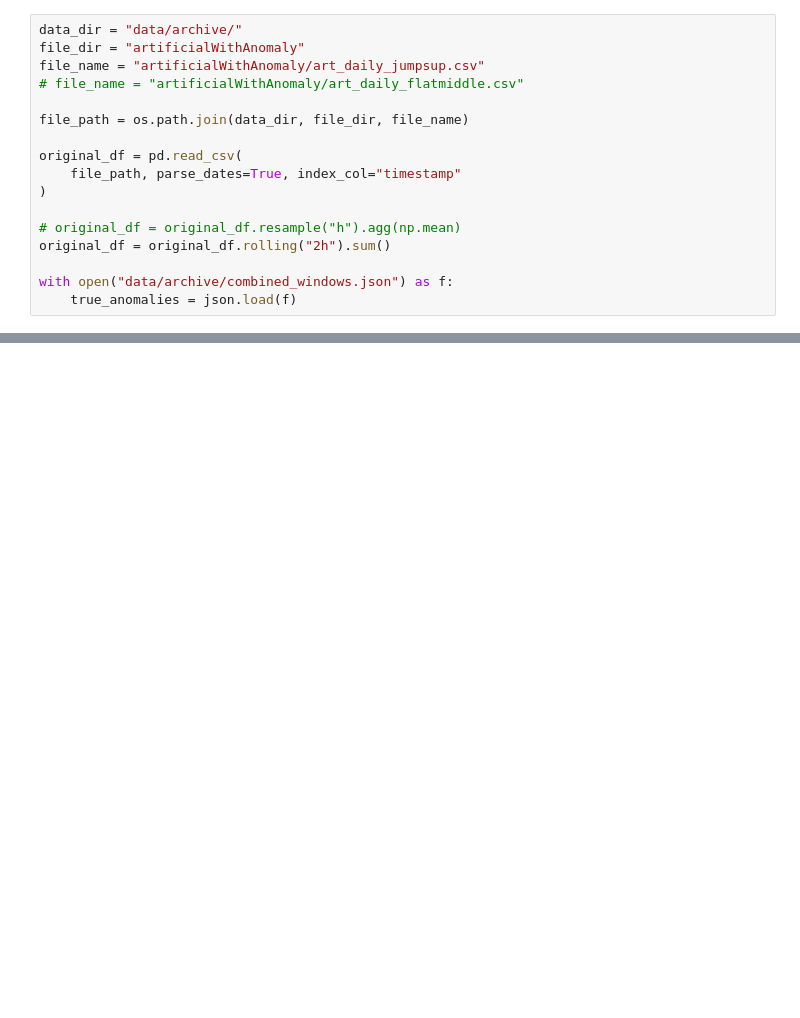
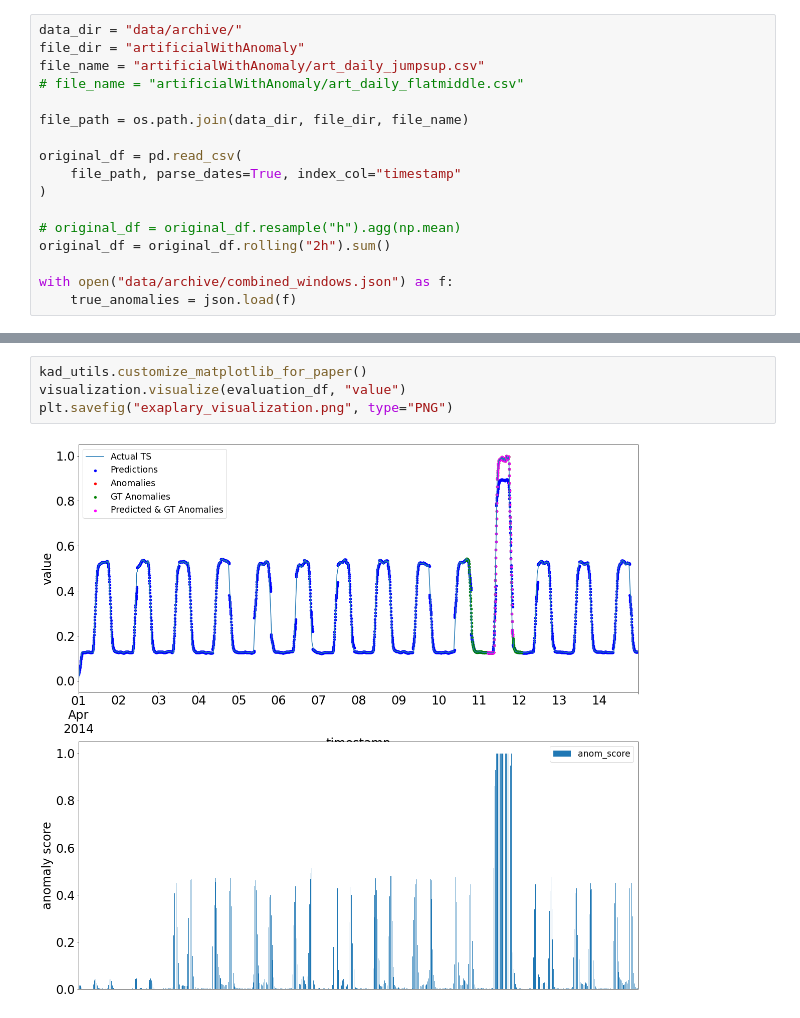
Before and after one commit to emerelte/kad, a Jupyter notebook: notebooks/autoencoder.ipynb, the cells around one changed output, grey strips where cells are left out. Drawn from its saved outputs; the diff is of its cells as text; blank space fills up the shorter version.

```diff
--- a/notebooks/autoencoder.ipynb
+++ b/notebooks/autoencoder.ipynb
@@ -112,0 +112,6 @@ Epoch 14/50
+# %%
+kad_utils.customize_matplotlib_for_paper()
+visualization.visualize(evaluation_df, "value")
+plt.savefig("exaplary_visualization.png", type="PNG")
+# %% [output]
+[figure, added]
```
Also changed, not shown: parts of 6 cells of this notebook, 9 other files.
